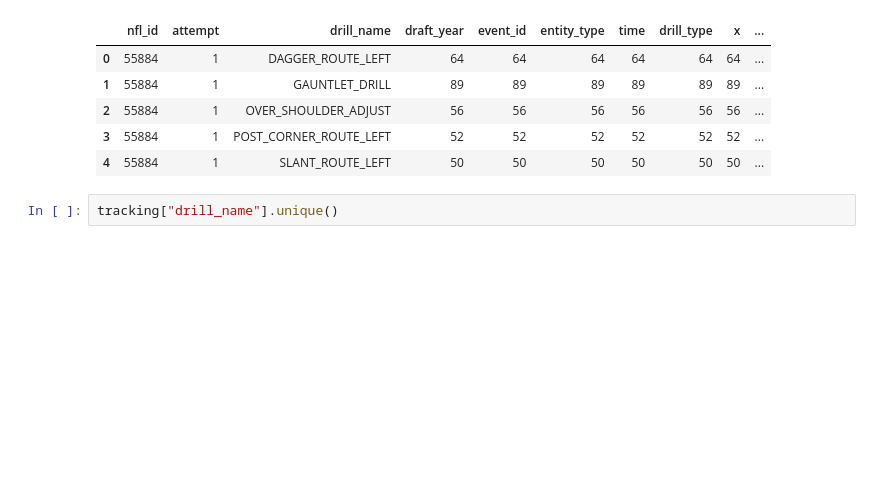
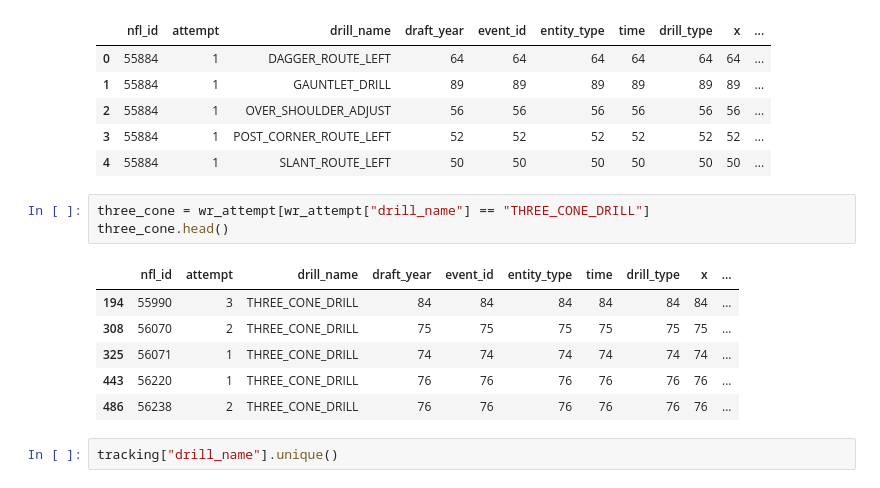
Before and after one commit to gazeng2004/nfl_big_data_project, a Jupyter notebook: notebooks/exploratory_analysis.ipynb, the cells around one changed output. Drawn from its saved outputs; the diff is of its cells as text; blank space fills up the shorter version.

```diff
--- a/notebooks/exploratory_analysis.ipynb
+++ b/notebooks/exploratory_analysis.ipynb
@@ -68,6 +68,16 @@ wr_attempt.head()
 | 2 | 55884 | 1 | OVER_SHOULDER_ADJUST | 56 | 56 | 56 | 56 | 56 | 56 | ... |
 | 3 | 55884 | 1 | POST_CORNER_ROUTE_LEFT | 52 | 52 | 52 | 52 | 52 | 52 | ... |
 | 4 | 55884 | 1 | SLANT_ROUTE_LEFT | 50 | 50 | 50 | 50 | 50 | 50 | ... |
+# %%
+three_cone = wr_attempt[wr_attempt["drill_name"] == "THREE_CONE_DRILL"]
+three_cone.head()
+# %% [output]
+|  | nfl_id | attempt | drill_name | draft_year | event_id | entity_type | time | drill_type | x | ... |
+| 194 | 55990 | 3 | THREE_CONE_DRILL | 84 | 84 | 84 | 84 | 84 | 84 | ... |
+| 308 | 56070 | 2 | THREE_CONE_DRILL | 75 | 75 | 75 | 75 | 75 | 75 | ... |
+| 325 | 56071 | 1 | THREE_CONE_DRILL | 74 | 74 | 74 | 74 | 74 | 74 | ... |
+| 443 | 56220 | 1 | THREE_CONE_DRILL | 76 | 76 | 76 | 76 | 76 | 76 | ... |
+| 486 | 56238 | 2 | THREE_CONE_DRILL | 76 | 76 | 76 | 76 | 76 | 76 | ... |
 # %%
 tracking["drill_name"].unique()
 # %% [output]
```
Also changed, not shown: parts of 6 cells of this notebook.
